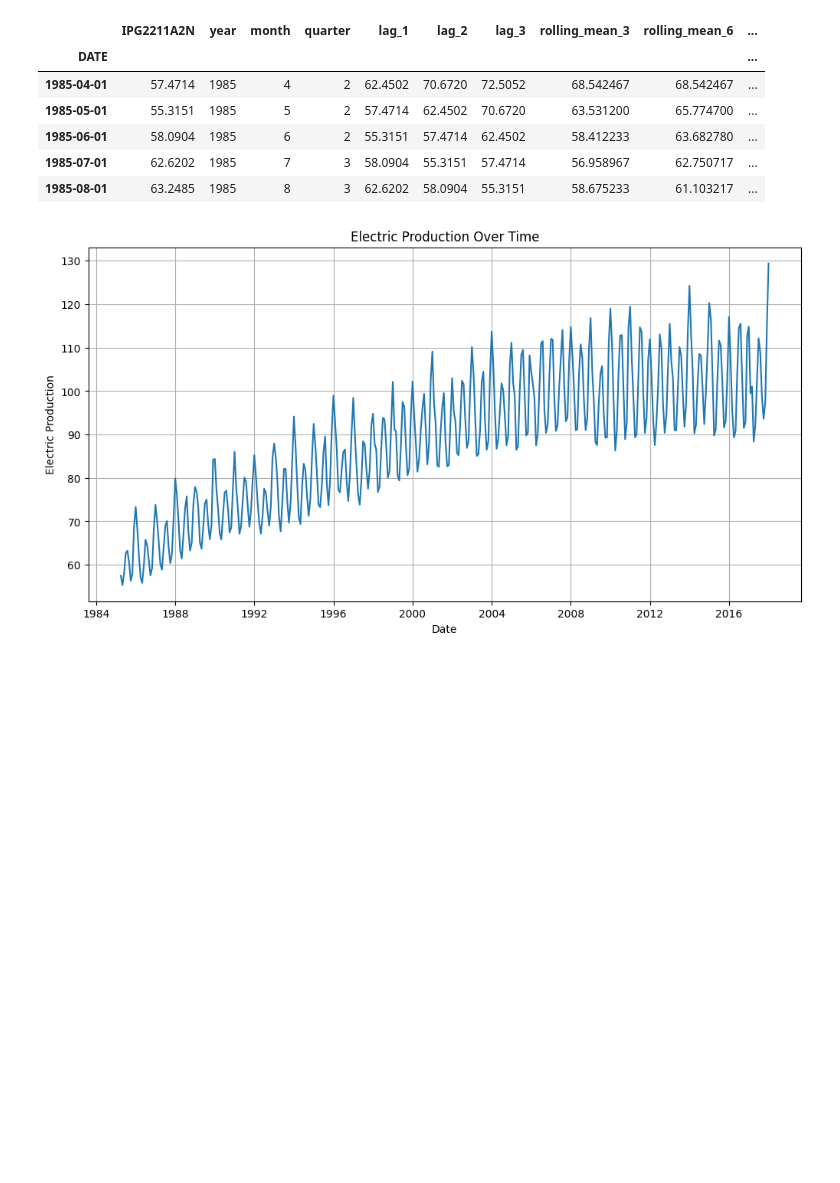
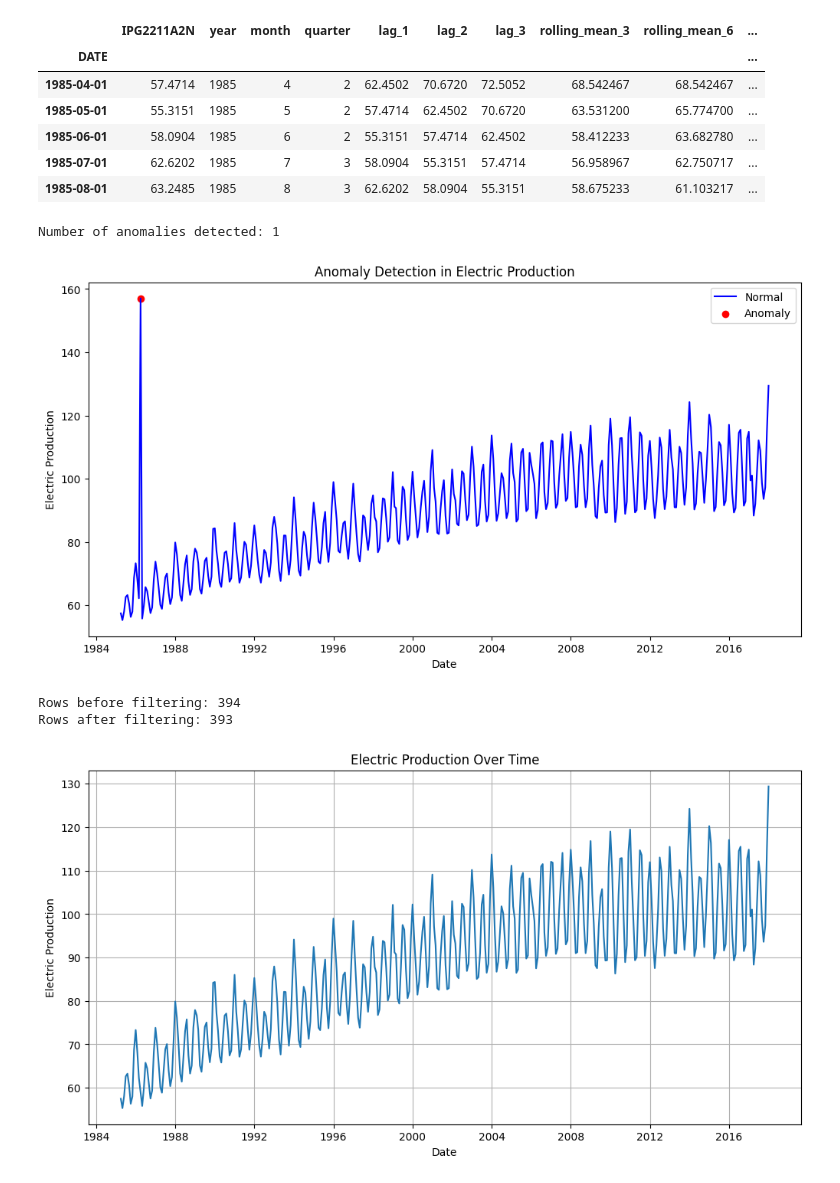
Before and after one commit to Muditha-Kumara/dataAnalytics, a Jupyter notebook: Project3/project3_time_series.ipynb, the cells around one changed output. Saved outputs shown, nothing was run; the diff lists cells and outputs as text; code cells hidden in the pictures; blank space fills up the shorter version.

```diff
--- a/Project3/project3_time_series.ipynb
+++ b/Project3/project3_time_series.ipynb
@@ -84,10 +84,47 @@ df.head()
 | 1985-08-01 | 63.2485 | 1985 | 8 | 3 | 62.6202 | 58.0904 | 55.3151 | 58.675233 | 61.103217 | ... |
 # %%
 ## Anomaly detection and removal
+# from scipy import stats
+
+# z_scores = np.abs(stats.zscore(df["IPG2211A2N"]))
+# df = df[z_scores < 3]
+
 from scipy import stats
 
+# Calculate z-scores
 z_scores = np.abs(stats.zscore(df["IPG2211A2N"]))
-df = df[z_scores < 3]
+
+# Mark anomalies
+df["anomaly"] = z_scores > 3
+
+# Print number of anomalies
+print(f"Number of anomalies detected: {df['anomaly'].sum()}")
+
+# Visualize anomalies
+plt.figure(figsize=(12, 6))
+plt.plot(df.index, df["IPG2211A2N"], label="Normal", color="blue")
+plt.scatter(
+    df[df["anomaly"]].index,
+    df[df["anomaly"]]["IPG2211A2N"],
+    color="red",
+    label="Anomaly",
+)
+plt.title("Anomaly Detection in Electric Production")
+plt.xlabel("Date")
+plt.ylabel("Electric Production")
+plt.legend()
+plt.show()
+
+# Remove anomalies for further analysis
+print("Rows before filtering:", len(df))
+df = df[~df["anomaly"]]
+df = df.drop(columns=["anomaly"])
+print("Rows after filtering:", len(df))
+# %% [output]
+Number of anomalies detected: 1
+[figure, added]
+Rows before filtering: 394
+Rows after filtering: 393
 # %%
 ## Visualize the time series
 Data_visualization(df)
```
Also changed, not shown: parts of 5 cells of this notebook, 2 other files.
